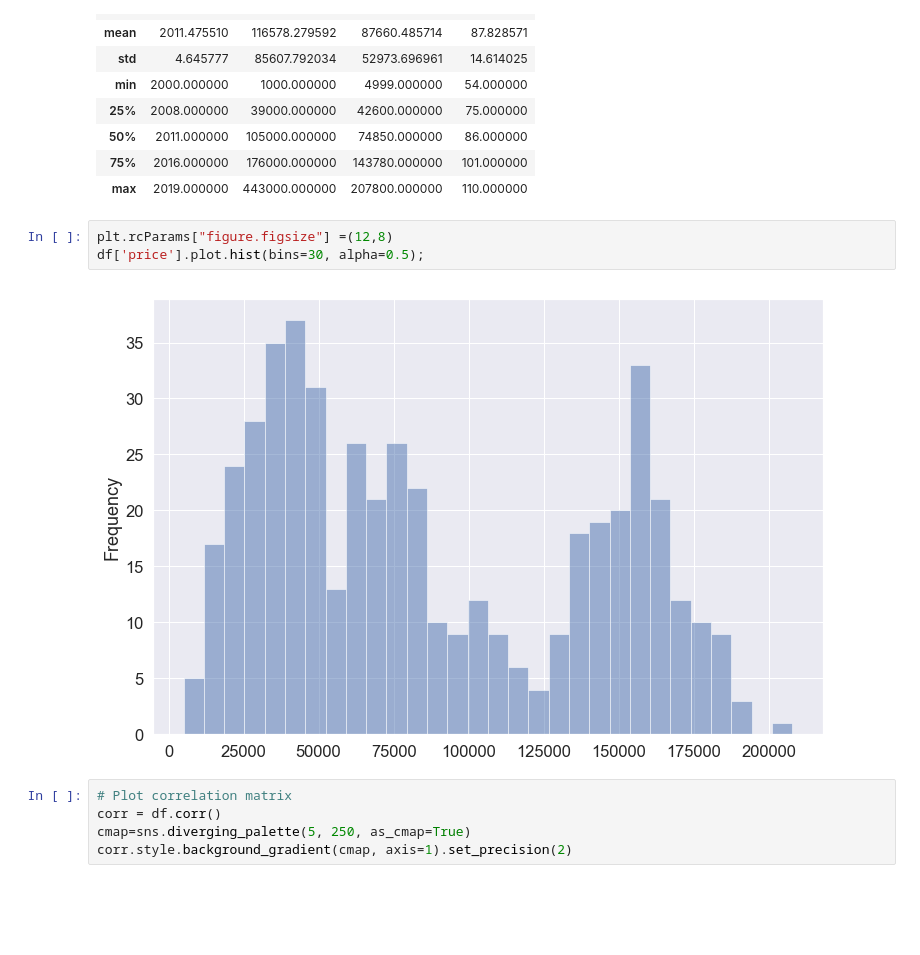
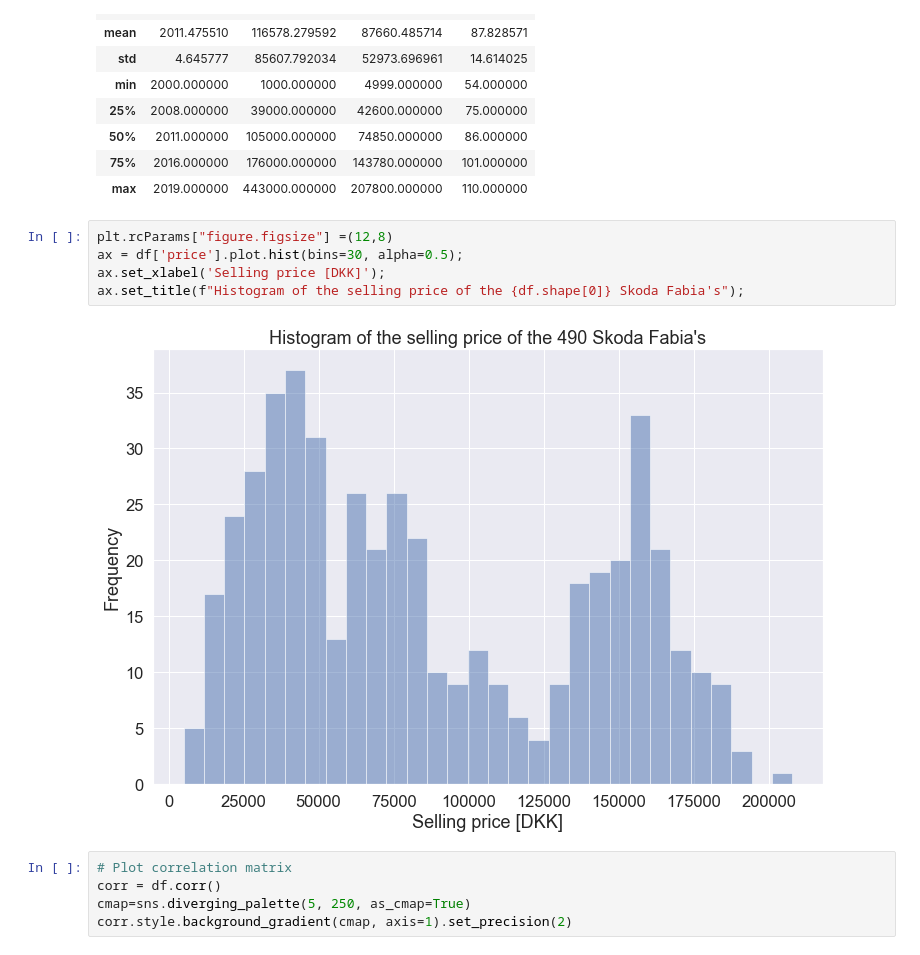
Before and after one commit to tjansson60/car_sale_model, a Jupyter notebook: data_analysis.ipynb, the cells around one changed output. Cells and saved outputs as stored; diff of their text form; blank space fills up the shorter version.

```diff
--- a/data_analysis.ipynb
+++ b/data_analysis.ipynb
@@ -44,9 +44,11 @@ df.describe()
 | max | 2019.000000 | 443000.000000 | 207800.000000 | 110.000000 |
 # %%
 plt.rcParams["figure.figsize"] =(12,8)
-df['price'].plot.hist(bins=30, alpha=0.5);
+ax = df['price'].plot.hist(bins=30, alpha=0.5);
+ax.set_xlabel('Selling price [DKK]');
+ax.set_title(f"Histogram of the selling price of the {df.shape[0]} Skoda Fabia's");
 # %% [output]
-[figure, old version]
+[figure, new version]
 # %%
 # Plot correlation matrix
 corr = df.corr()
```
Also changed, not shown: parts of 1 cell of this notebook, 1 other file.
